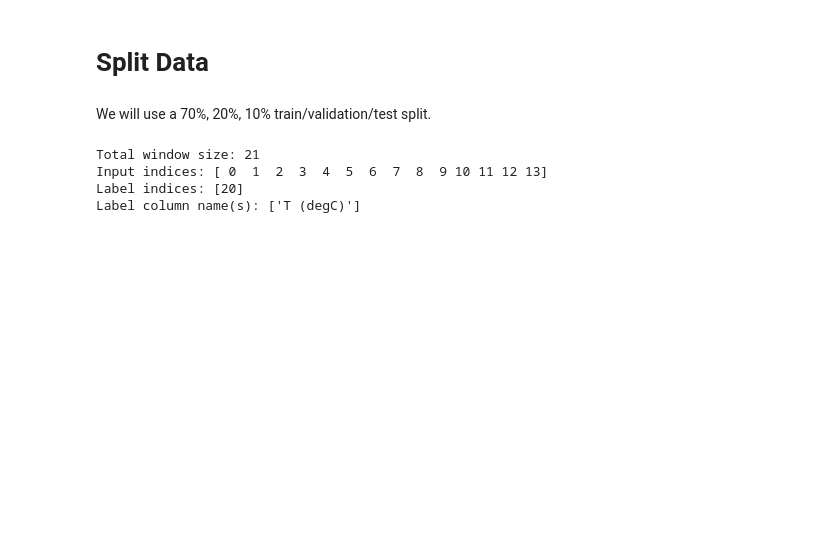
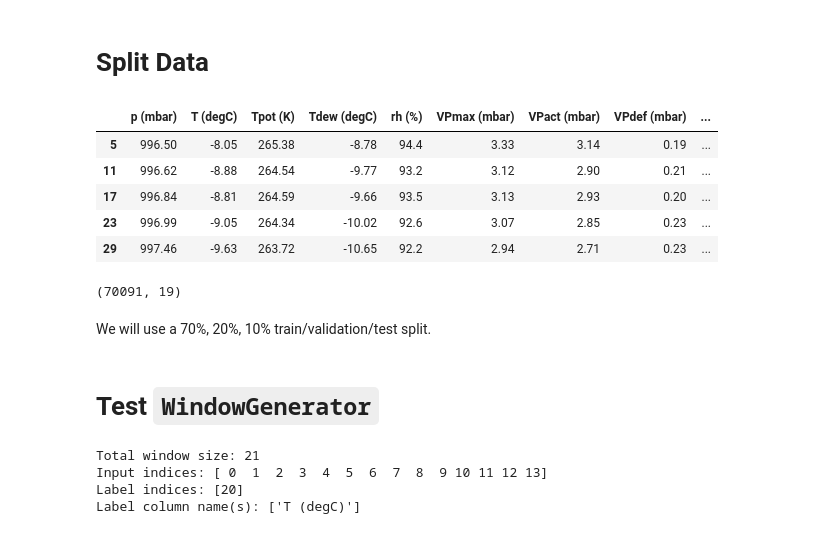
Before and after one commit to johnswyou/tensorflow_timeseries, a Jupyter notebook: timeseries_forecasting.ipynb, the cells around one changed output. Cells and saved outputs as stored; diff of their text form; code cells hidden in the pictures; blank space fills up the shorter version.

```diff
--- a/timeseries_forecasting.ipynb
+++ b/timeseries_forecasting.ipynb
@@ -4,6 +5,19 @@ from tsutils import get_jena, WindowGenerator
 # Split Data
 # %%
 df = get_jena()
+# %%
+df.head()
+# %% [output]
+|  | p (mbar) | T (degC) | Tpot (K) | Tdew (degC) | rh (%) | VPmax (mbar) | VPact (mbar) | VPdef (mbar) | ... |
+| 5 | 996.50 | -8.05 | 265.38 | -8.78 | 94.4 | 3.33 | 3.14 | 0.19 | ... |
+| 11 | 996.62 | -8.88 | 264.54 | -9.77 | 93.2 | 3.12 | 2.90 | 0.21 | ... |
+| 17 | 996.84 | -8.81 | 264.59 | -9.66 | 93.5 | 3.13 | 2.93 | 0.20 | ... |
+| 23 | 996.99 | -9.05 | 264.34 | -10.02 | 92.6 | 3.07 | 2.85 | 0.23 | ... |
+| 29 | 997.46 | -9.63 | 263.72 | -10.65 | 92.2 | 2.94 | 2.71 | 0.23 | ... |
+# %%
+df.shape
+# %% [output]
+(70091, 19)
 # %% [markdown]
 We will use a 70%, 20%, 10% train/validation/test split.
 # %%
@@ -22,6 +36,8 @@ train_std = train_df.std()
 train_df = (train_df - train_mean) / train_std
 val_df = (val_df - train_mean) / train_std
 test_df = (test_df - train_mean) / train_std
+# %% [markdown]
+# Test `WindowGenerator`
 # %%
 w = WindowGenerator(14, 1, 7, train_df, val_df, test_df, ['T (degC)'])
 # %%
```
Also changed, not shown: parts of 5 cells of this notebook, 1 other file.
